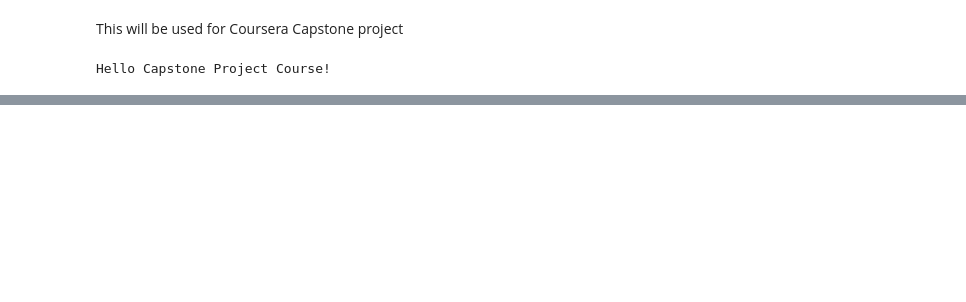
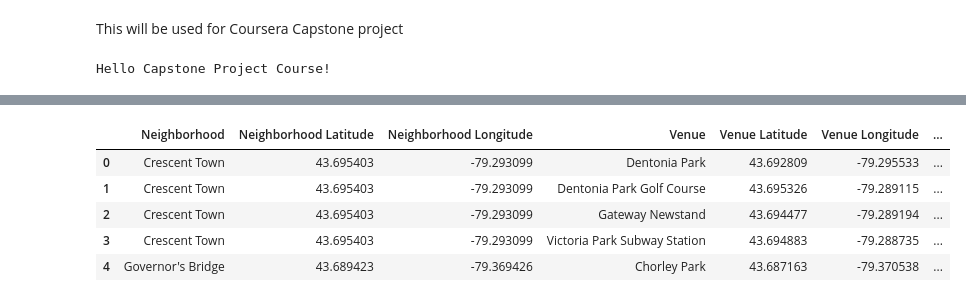
Before and after one commit to gabrielezalaite/Coursera_Capstone, a Jupyter notebook: Coursera_Capstone.ipynb, the cells around one changed output, grey strips where cells are left out. Drawn from its saved outputs; the diff is of its cells as text; code cells hidden in the pictures; blank space fills up the shorter version.

```diff
--- a/Coursera_Capstone.ipynb
+++ b/Coursera_Capstone.ipynb
@@ -26,0 +124,9 @@ Data:
+# %%
+CLIENT_ID = 'SZHE0DDBBDRLQ4KP55KYQBENUXEWBZYMENUFJENVHOTTI3JZ' # your Foursquare ID
+CLIENT_SECRET = 'ECC1LMEA1PR3B2I1Z4TRAFE0QNEO22DRCLMVHNMEQL4XFAQA' # your Foursquare Secret
+VERSION = '20180605' # Foursquare API version
+LIMIT = 100 # A default Foursquare API limit value
+
+print('Your credentails:')
+print('CLIENT_ID: ' + CLIENT_ID)
+print('CLIENT_SECRET:' + CLIENT_SECRET)
@@ -26,0 +177,5 @@ Data:
+# %%
+toronto_venues = getNearbyVenues(names=neighbourhoods['Neighbourhood'],
+                                   latitudes=neighbourhoods['latitude'],
+                                   longitudes=neighbourhoods['longtitude']
+                                  )
@@ -26,0 +200,9 @@ Data:
+# %%
+toronto_venues.head()
+# %% [output]
+|  | Neighborhood | Neighborhood Latitude | Neighborhood Longitude | Venue | Venue Latitude | Venue Longitude | ... |
+| 0 | Crescent Town | 43.695403 | -79.293099 | Dentonia Park | 43.692809 | -79.295533 | ... |
+| 1 | Crescent Town | 43.695403 | -79.293099 | Dentonia Park Golf Course | 43.695326 | -79.289115 | ... |
+| 2 | Crescent Town | 43.695403 | -79.293099 | Gateway Newstand | 43.694477 | -79.289194 | ... |
+| 3 | Crescent Town | 43.695403 | -79.293099 | Victoria Park Subway Station | 43.694883 | -79.288735 | ... |
+| 4 | Governor's Bridge | 43.689423 | -79.369426 | Chorley Park | 43.687163 | -79.370538 | ... |
```
Also changed, not shown: parts of 35 cells of this notebook.
